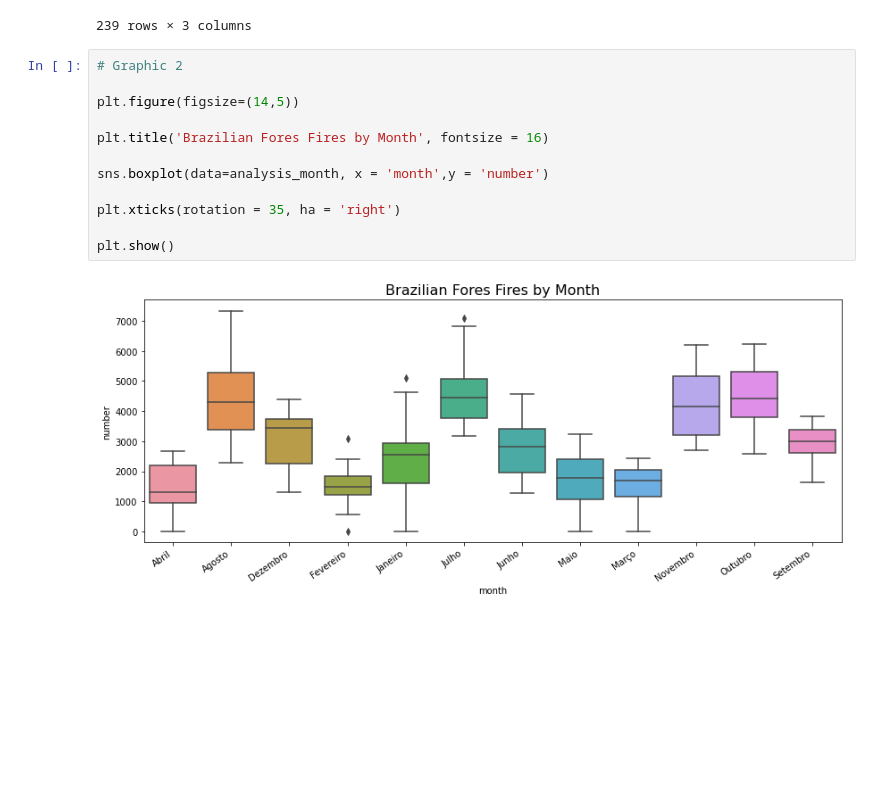
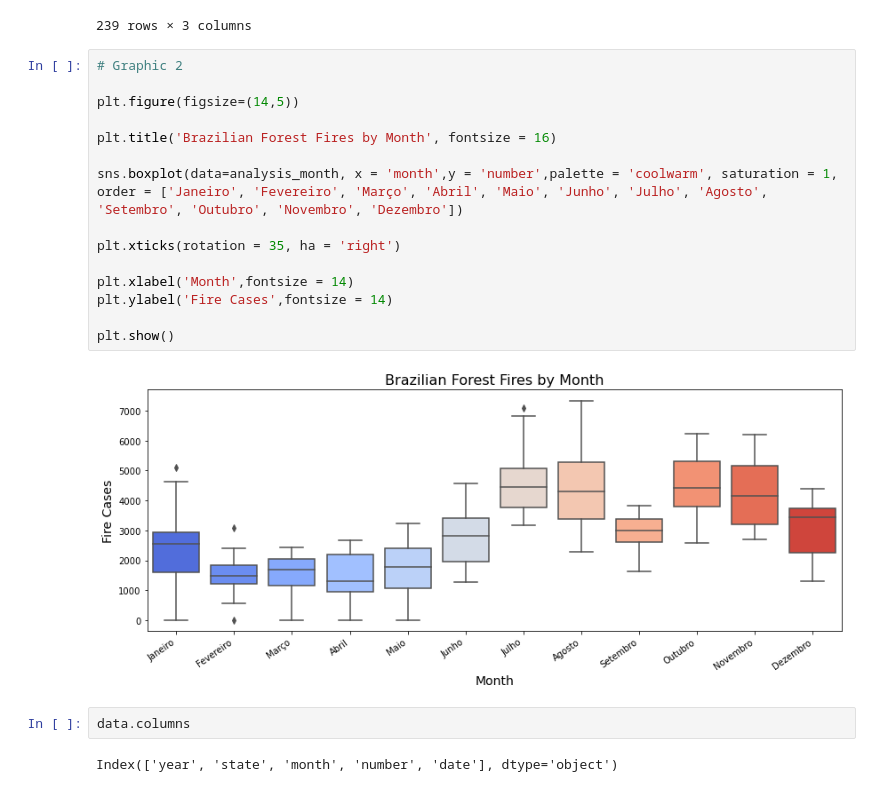
Before and after one commit to ZameromJairo/Python-Ref, a Jupyter notebook: Projeto 9/Case - Brazil forest fires.ipynb, the cells around one changed output. Saved outputs shown, nothing was run; the diff lists cells and outputs as text; blank space fills up the shorter version.

Commit message:
forest fires - update

```diff
--- a/Projeto 9/Case - Brazil forest fires.ipynb
+++ b/Projeto 9/Case - Brazil forest fires.ipynb
@@ -132,14 +132,21 @@ analysis_month
 # %%
 # Graphic 2
 
 plt.figure(figsize=(14,5))
 
-plt.title('Brazilian Fores Fires by Month', fontsize = 16)
+plt.title('Brazilian Forest Fires by Month', fontsize = 16)
 
-sns.boxplot(data=analysis_month, x = 'month',y = 'number')
+sns.boxplot(data=analysis_month, x = 'month',y = 'number',palette = 'coolwarm', saturation = 1, order = ['Janeiro', 'Fevereiro', 'Março', 'Abril', 'Maio', 'Junho', 'Julho', 'Agosto', 'Setembro', 'Outubro', 'Novembro', 'Dezembro'])
 
 plt.xticks(rotation = 35, ha = 'right')
 
+plt.xlabel('Month',fontsize = 14)
+plt.ylabel('Fire Cases',fontsize = 14)
+
 plt.show()
 # %% [output]
-[figure, old version]
+[figure, new version]
+# %%
+data.columns
+# %% [output]
+Index(['year', 'state', 'month', 'number', 'date'], dtype='object')
```
Also changed, not shown: parts of 4 cells of this notebook.
